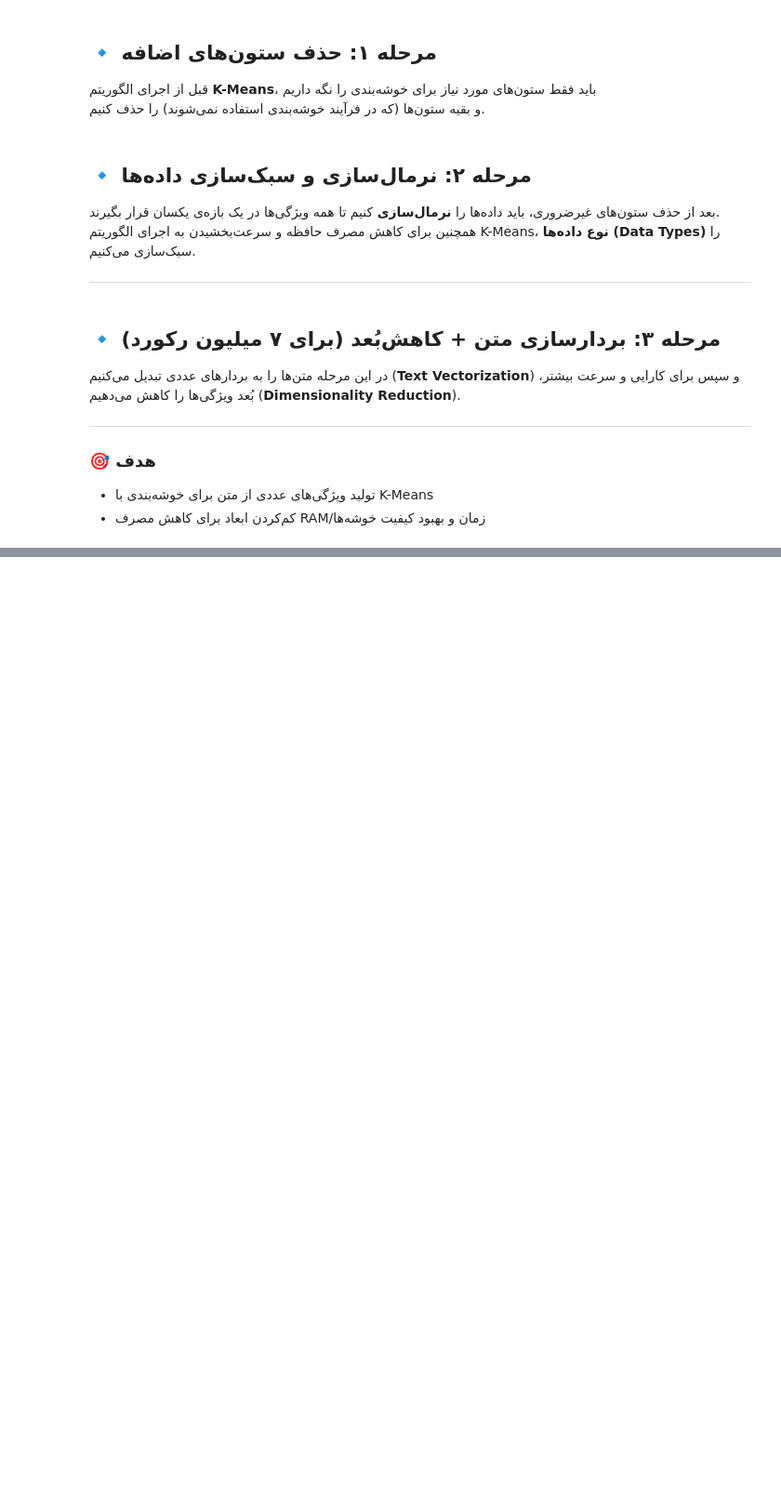
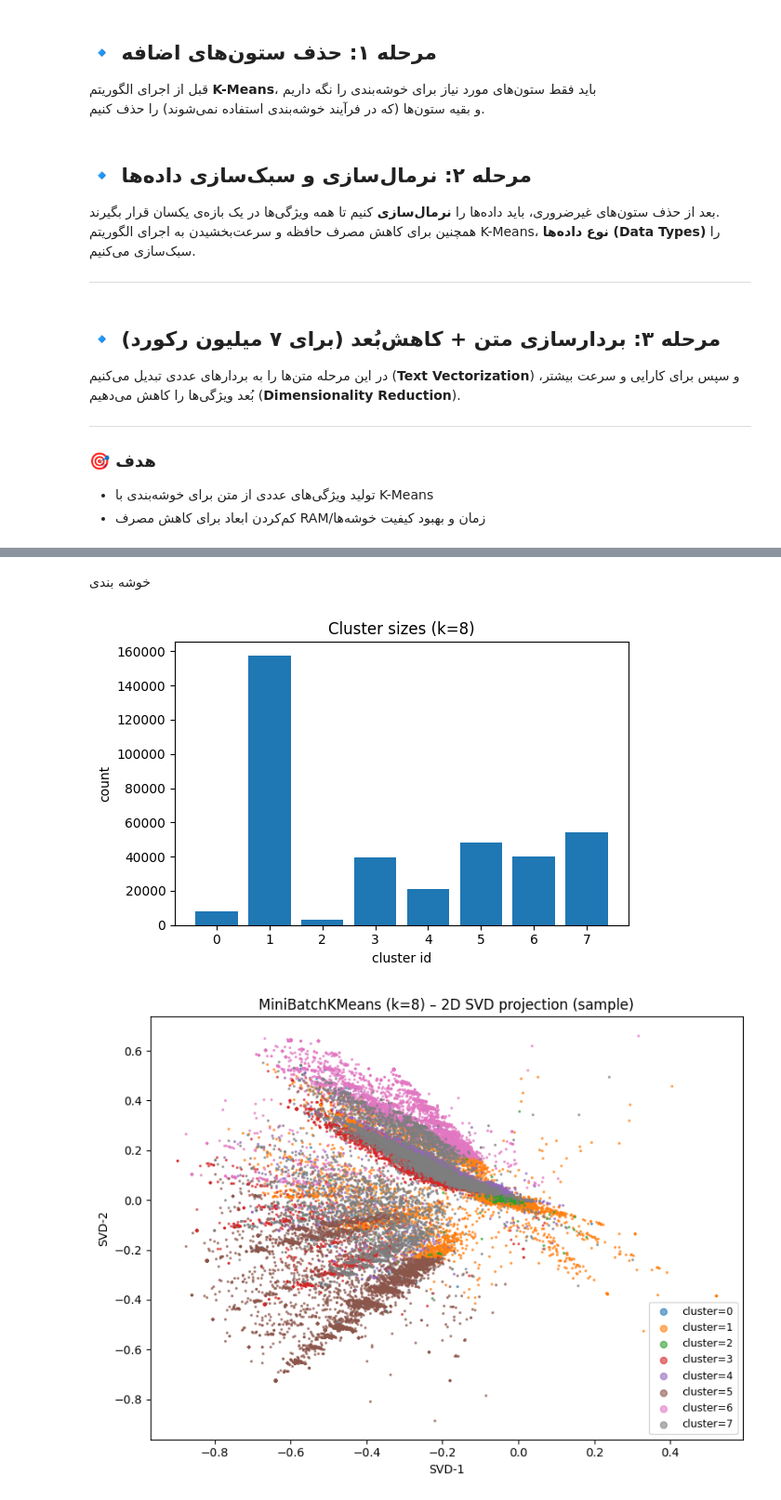
Before and after one commit to ArmanRuzbahani/EmoLex, a Jupyter notebook: Data/MainData/main.ipynb, the cells around one changed output, grey strips where cells are left out. Shown: that part at 93% size. Saved outputs shown, nothing was run; the diff lists cells and outputs as text; code cells hidden in the pictures; blank space fills up the shorter version.

Commit message:
Clustring the digikala Data

```diff
--- a/Data/MainData/main.ipynb
+++ b/Data/MainData/main.ipynb
@@ -725,0 +554,78 @@ print("✅ تصاویر در این پوشه ذخیره شدند:", OUT_DIR)
+# %% [markdown]
+خوشه بندی
+# %%
+from pathlib import Path
+import numpy as np
+import pandas as pd
+from scipy import sparse
+from sklearn.preprocessing import normalize
+from sklearn.cluster import MiniBatchKMeans
+from sklearn.decomposition import TruncatedSVD
+import joblib
+import matplotlib.pyplot as plt
+
+# مسیرها
+VEC_DIR = Path(r"D:\code\projects\EmoLex(امولکس)\Data\دیجی کالا\vec_out_512")
+X_PATH  = str(VEC_DIR / "X_proj_all_512.npz")
+MODEL8  = str(VEC_DIR / "mbk_k8.joblib")
+LAB8_NPY= str(VEC_DIR / "labels_k8.npy")
+LAB8_CSV= str(VEC_DIR / "labels_k8.csv")
+
+# بارگذاری و نرمال‌سازی
+X = sparse.load_npz(X_PATH)
+X = normalize(X, norm="l2", copy=False)
+
+# مدل MiniBatchKMeans با k=8
+mbk = MiniBatchKMeans(
+    n_clusters=8,
+    init="k-means++",
+    n_init=30,
+    batch_size=50_000,
+    max_iter=300,
+    reassignment_ratio=0.01,
+    random_state=42,
+    verbose=0
+)
+mbk.fit(X)
+
+# ذخیره مدل و برچسب‌ها
+joblib.dump(mbk, MODEL8)
+labels = mbk.labels_.astype(np.int32)
+np.save(LAB8_NPY, labels)
+pd.DataFrame({"row_id": np.arange(labels.size), "cluster": labels}).to_csv(
+    LAB8_CSV, index=False, encoding="utf-8-sig"
+)
+
+# نمودار اندازه خوشه‌ها
+uniq, cnt = np.unique(labels, return_counts=True)
+plt.figure(figsize=(6,4))
+plt.bar(uniq.astype(str), cnt)
+plt.title("Cluster sizes (k=8)")
+plt.xlabel("cluster id")
+plt.ylabel("count")
+plt.tight_layout()
+plt.show()
+
+# کاهش بُعد و نمایش دوبعدی (نمونه‌گیری)
+sample_size = 60_000
+rng = np.random.default_rng(42)
+idx = rng.choice(X.shape[0], size=sample_size, replace=False)
+X_s   = X[idx]
+y_s   = labels[idx]
+
+svd2 = TruncatedSVD(n_components=2, random_state=42)
+X2 = svd2.fit_transform(X_s)
+
+plt.figure(figsize=(8,6))
+for c in np.unique(y_s):
+    m = (y_s == c)
+    plt.scatter(X2[m,0], X2[m,1], s=2, alpha=0.6, label=f"cluster={c}")
+plt.title("MiniBatchKMeans (k=8) – 2D SVD projection (sample)")
+plt.xlabel("SVD-1")
+plt.ylabel("SVD-2")
+plt.legend(markerscale=4, fontsize=9)
+plt.tight_layout()
+plt.show()
+# %% [output]
+[figure, added]
+[figure, added]
```
Also changed, not shown: parts of 10 cells of this notebook, 13 other files.
